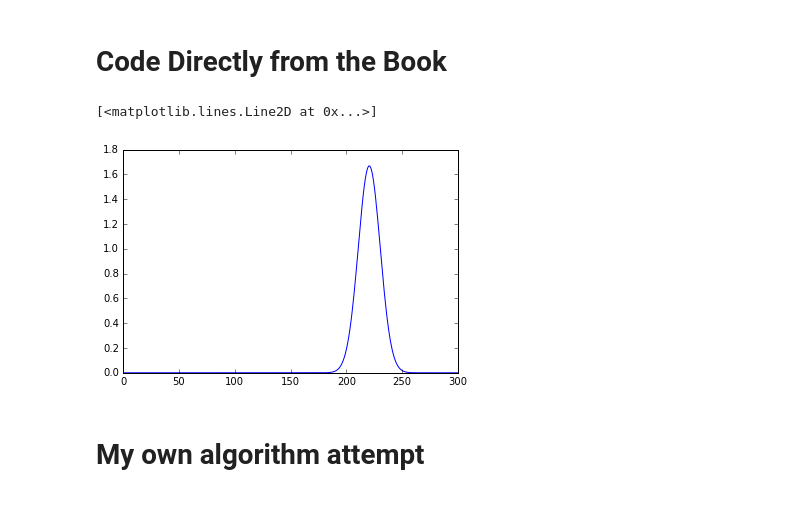
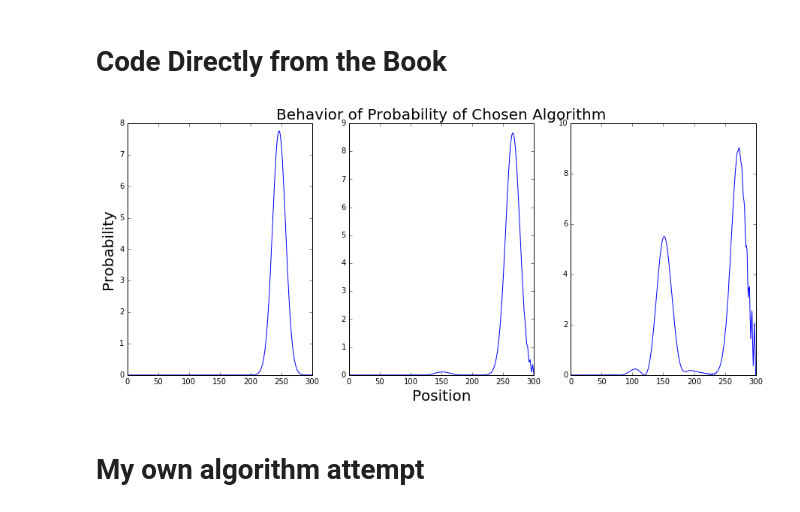
Before and after one commit to ASU-CompMethodsPhysics-PHY494/final-2017-bogus_project, a Jupyter notebook: Work/NotebookTestingandDebugging.ipynb, the cells around one changed output. Drawn from its saved outputs; the diff is of its cells as text; code cells hidden in the pictures.

```diff
--- a/Work/NotebookTestingandDebugging.ipynb
+++ b/Work/NotebookTestingandDebugging.ipynb
@@ -101,10 +104,27 @@ while n < 5000:
 
     #PlotObj.y = 4*(psr**2 + psi**2)
-# %%
-plt.plot(prob_Set[10, :])
-# %% [output]
-[<matplotlib.lines.Line2D at 0x...>]
-[figure, removed]
+# %%
+fig = plt.figure(figsize=(15,6))
+plt.title('Behavior of Probability of Chosen Algorithm', size=20)
+plt.axis('off')
+ax1 = fig.add_subplot(131)
+ax1.plot(prob_Set[14, :])
+ax1.set_ylabel('Probability', size=20)
+#ax1.get_xaxis().set_visible(False)
+#ax1.get_yaxis().set_visible(False)
+ax2 = fig.add_subplot(132)
+ax2.plot(prob_Set[17,:])
+ax2.set_xlabel('Position', size=20)
+#ax2.get_xaxis().set_visible(True)
+#ax2.get_yaxis().set_visible(False)
+ax3 = fig.add_subplot(133)
+ax3.plot(prob_Set[18,:])
+#ax3.get_xaxis().set_visible(True)
+#ax3.get_yaxis().set_visible(False)
+
+plt.savefig("BoundaryBehavior.jpg")
+# %% [output]
+[figure, added]
 # %% [markdown]
 # My own algorithm attempt
 # %%
```
Also changed, not shown: parts of 3 cells of this notebook.
